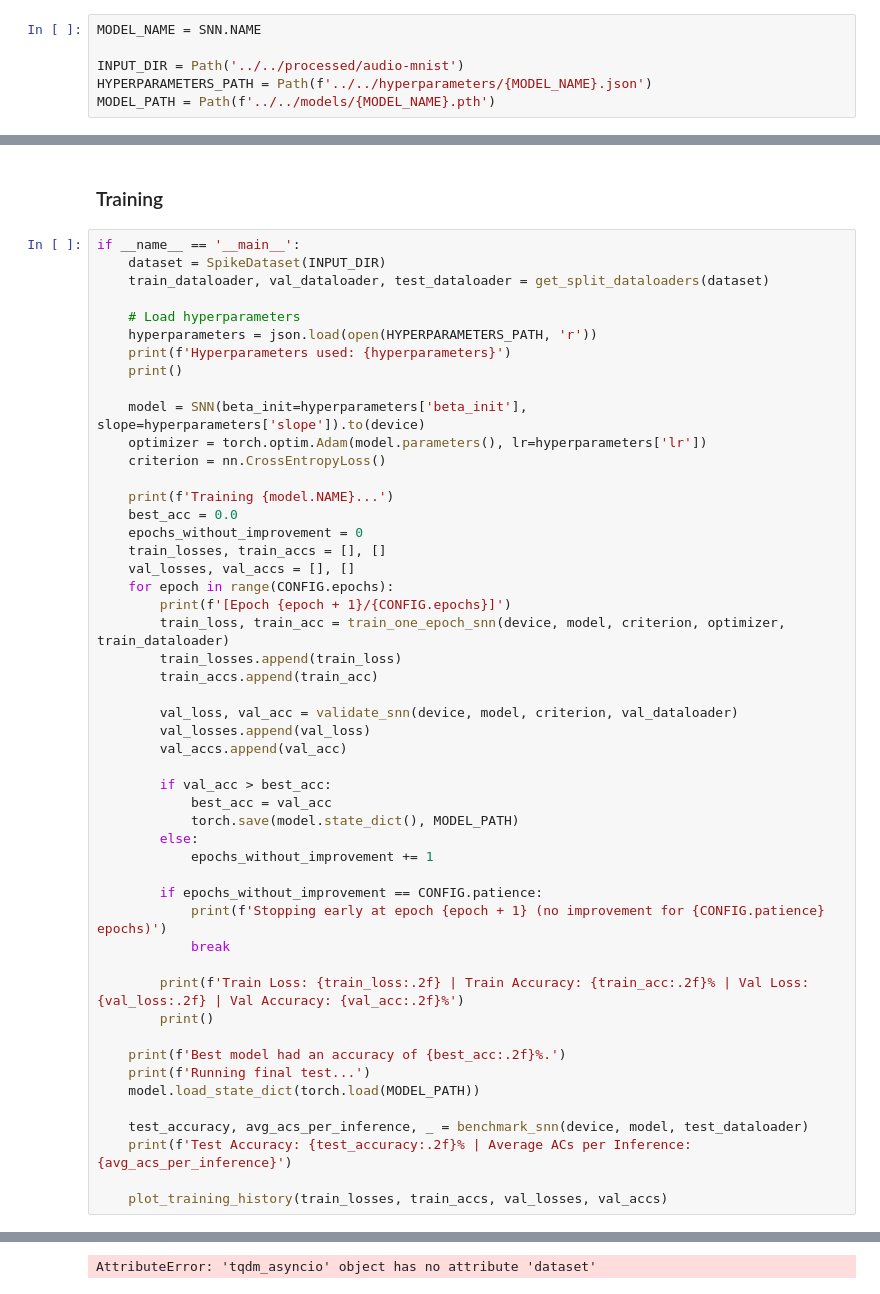
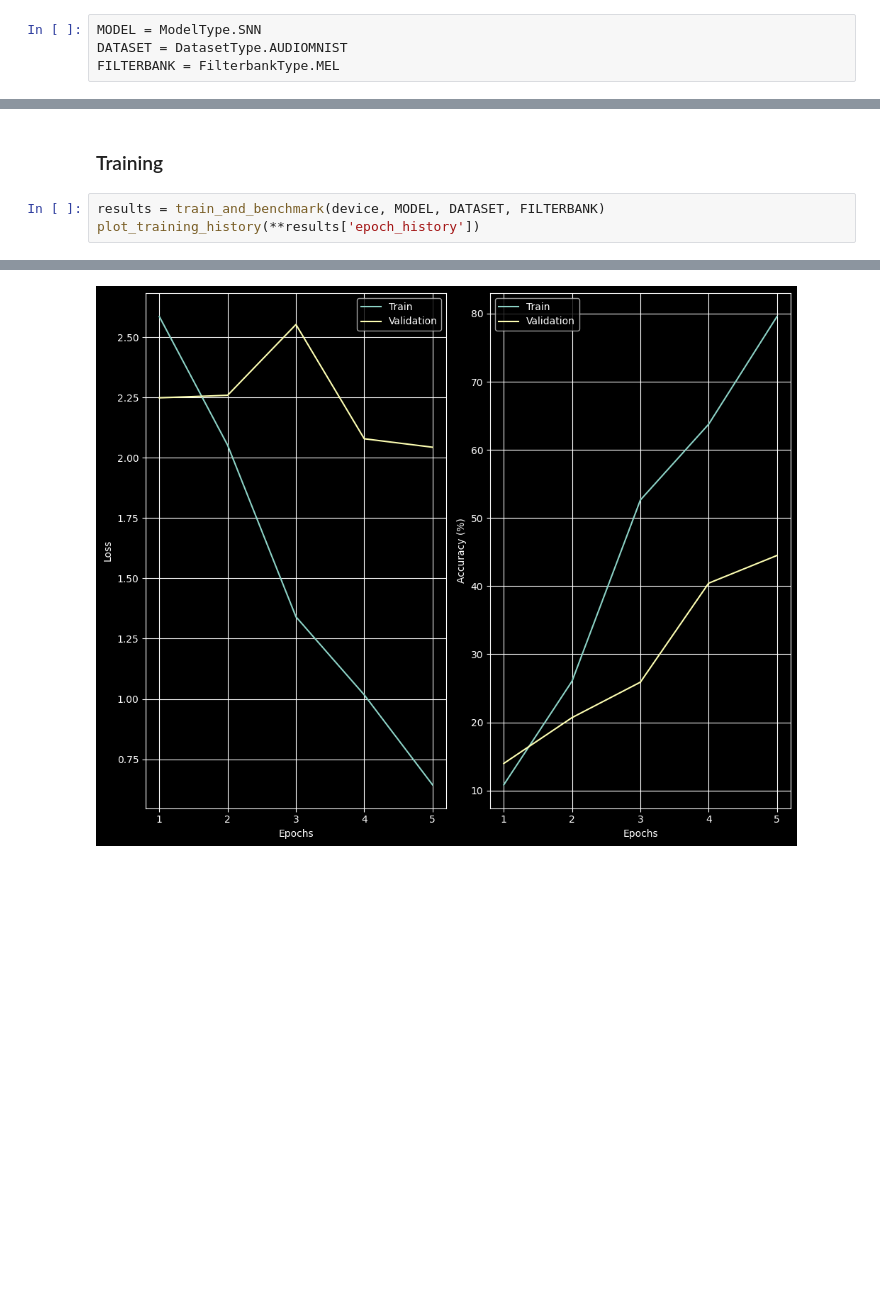
Before and after one commit to jackr03/bio-inspired-sonar-for-underwater-object-detection, a Jupyter notebook: notebooks/phase2/train_snn.ipynb, the cells around one changed output, grey strips where cells are left out. Cells and saved outputs as stored; diff of their text form; blank space fills up the shorter version.

```diff
--- a/notebooks/phase2/train_snn.ipynb
+++ b/notebooks/phase2/train_snn.ipynb
@@ -16,11 +13,9 @@ from src.utils import plot_training_history, run_sweep
 # %% [markdown]
 ### Constants
 # %%
-MODEL_NAME = SNN.NAME
-
-INPUT_DIR = Path('../../processed/audio-mnist')
-HYPERPARAMETERS_PATH = Path(f'../../hyperparameters/{MODEL_NAME}.json')
-MODEL_PATH = Path(f'../../models/{MODEL_NAME}.pth')
+MODEL = ModelType.SNN
+DATASET = DatasetType.AUDIOMNIST
+FILTERBANK = FilterbankType.MEL
 # %% [markdown]
 ### Device
 # %%
@@ -63,53 +35,6 @@ if CONFIG.hyperparameter_tuning.should_run:
 # %% [markdown]
 ### Training
 # %%
-if __name__ == '__main__':
-    dataset = SpikeDataset(INPUT_DIR)
-    train_dataloader, val_dataloader, test_dataloader = get_split_dataloaders(dataset)
-
-    # Load hyperparameters
-    hyperparameters = json.load(open(HYPERPARAMETERS_PATH, 'r'))
-    print(f'Hyperparameters used: {hyperparameters}')
-    print()
-
-    model = SNN(beta_init=hyperparameters['beta_init'], slope=hyperparameters['slope']).to(device)
-    optimizer = torch.optim.Adam(model.parameters(), lr=hyperparameters['lr'])
-    criterion = nn.CrossEntropyLoss()
-
-    print(f'Training {model.NAME}...')
-    best_acc = 0.0
-    epochs_without_improvement = 0
-    train_losses, train_accs = [], []
-    val_losses, val_accs = [], []
-    for epoch in range(CONFIG.epochs):
-        print(f'[Epoch {epoch + 1}/{CONFIG.epochs}]')
-        train_loss, train_acc = train_one_epoch_snn(device, model, criterion, optimizer, train_dataloader)
-        train_losses.append(train_loss)
-        train_accs.append(train_acc)
-
-        val_loss, val_acc = validate_snn(device, model, criterion, val_dataloader)
-        val_losses.append(val_loss)
-        val_accs.append(val_acc)
-
-        if val_acc > best_acc:
-            best_acc = val_acc
-            torch.save(model.state_dict(), MODEL_PATH)
-        else:
-            epochs_without_improvement += 1
-
-        if epochs_without_improvement == CONFIG.patience:
-            print(f'Stopping early at epoch {epoch + 1} (no improvement for {CONFIG.patience} epochs)')
-            break
-
-        print(f'Train Loss: {train_loss:.2f} | Train Accuracy: {train_acc:.2f}% | Val Loss: {val_loss:.2f} | Val Accuracy: {val_acc:.2f}%')
-        print()
-
-    print(f'Best model had an accuracy of {best_acc:.2f}%.')
-    print(f'Running final test...')
-    model.load_state_dict(torch.load(MODEL_PATH))
-
-    test_accuracy, avg_acs_per_inference, _ = benchmark_snn(device, model, test_dataloader)
-    print(f'Test Accuracy: {test_accuracy:.2f}% | Average ACs per Inference: {avg_acs_per_inference}')
-
-    plot_training_history(train_losses, train_accs, val_losses, val_accs)
+results = train_and_benchmark(device, MODEL, DATASET, FILTERBANK)
+plot_training_history(**results['epoch_history'])
 # %% [output]
@@ -150 +69 @@ Running final test...
-AttributeError: 'tqdm_asyncio' object has no attribute 'dataset'
+[figure, added]
```
Also changed, not shown: parts of 3 cells of this notebook, 32 other files.
